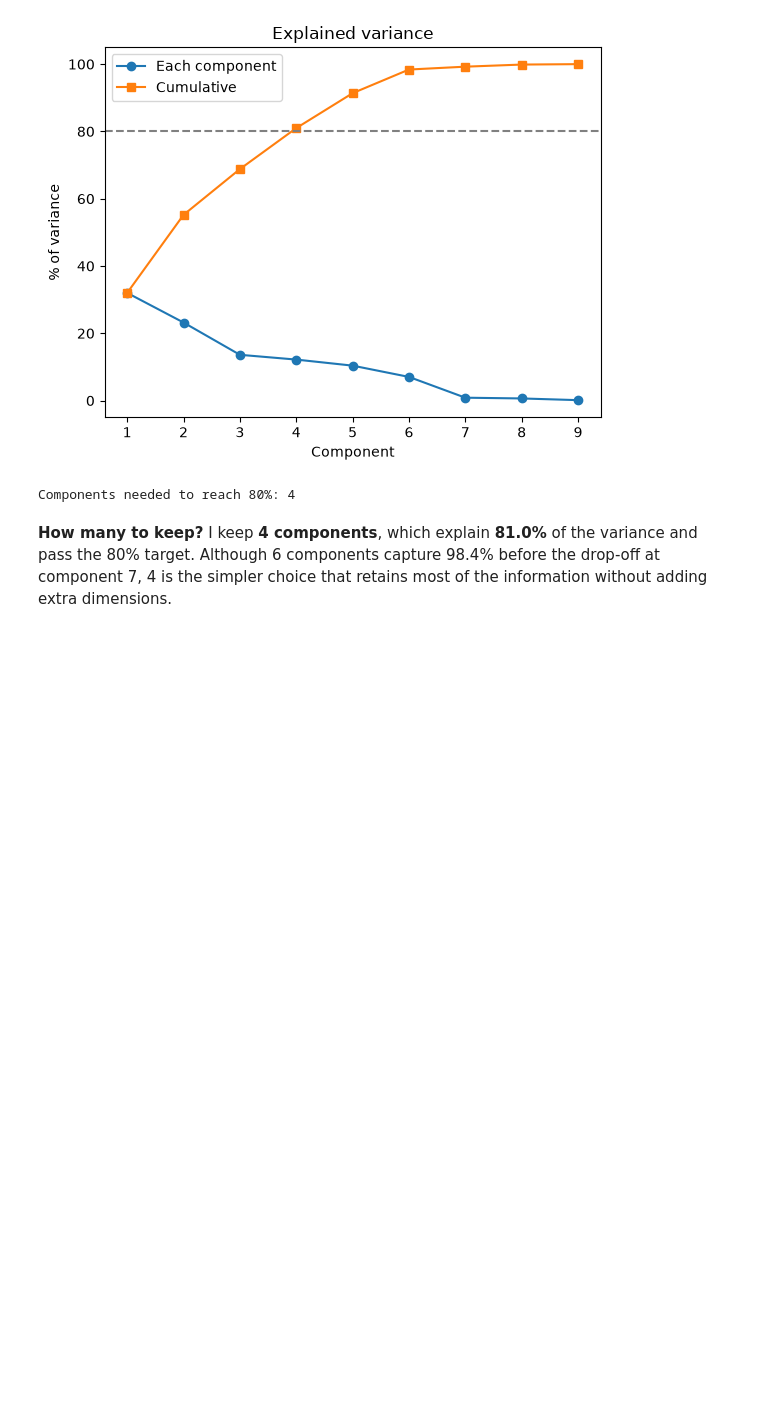
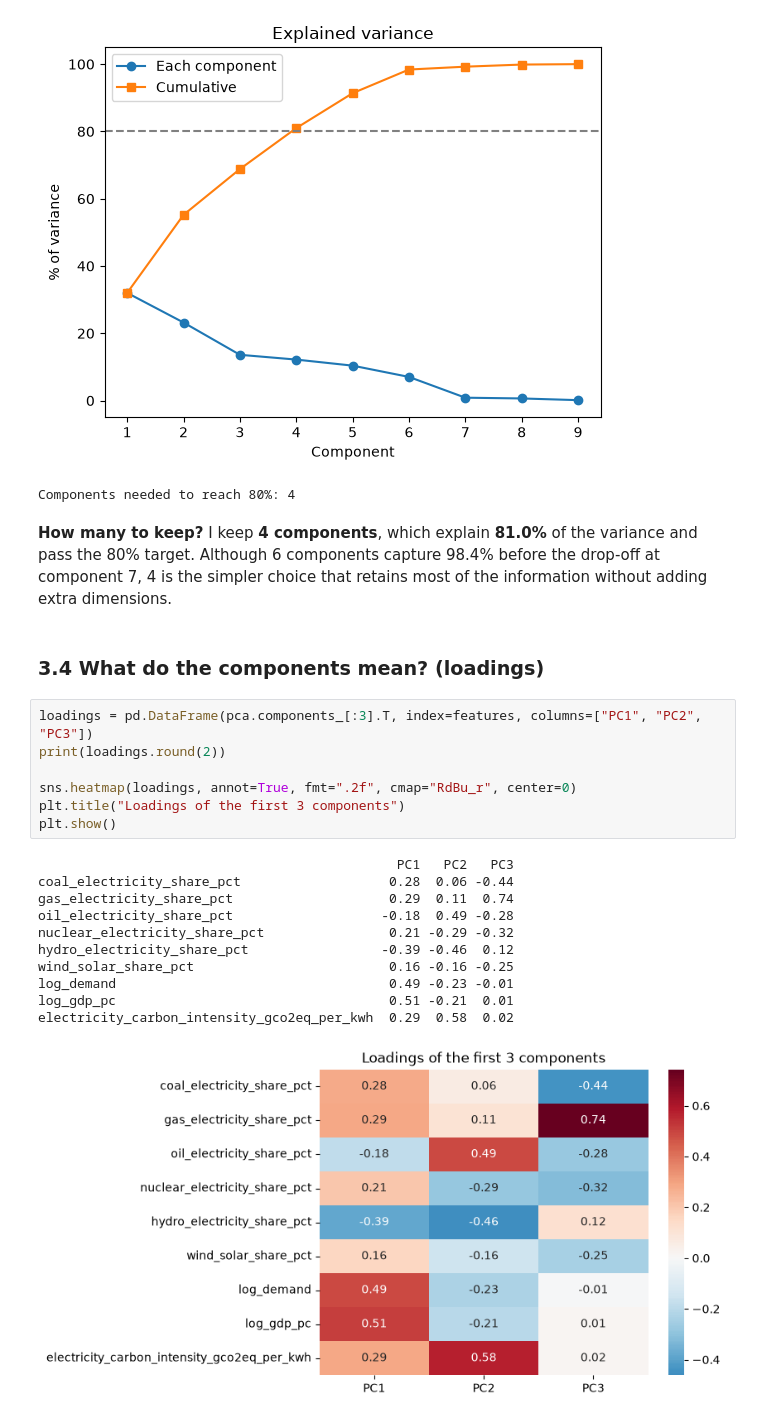
Before and after one commit to 2024658/data_exploration_ca_1, a Jupyter notebook: Electricity_Generation_Analysis.ipynb, the cells around one changed output. Drawn from its saved outputs; the diff is of its cells as text; blank space fills up the shorter version.

Commit message:
Added PCA loadings interpretation, component plot, and limitations

```diff
--- a/Electricity_Generation_Analysis.ipynb
+++ b/Electricity_Generation_Analysis.ipynb
@@ -315,3 +315,24 @@ print("Components needed to reach 80%:", n_keep)
 Components needed to reach 80%: 4
 # %% [markdown]
 **How many to keep?** I keep **4 components**, which explain **81.0%** of the variance and pass the 80% target. Although 6 components capture 98.4% before the drop-off at component 7, 4 is the simpler choice that retains most of the information without adding extra dimensions.
+# %% [markdown]
+### 3.4 What do the components mean? (loadings)
+# %%
+loadings = pd.DataFrame(pca.components_[:3].T, index=features, columns=["PC1", "PC2", "PC3"])
+print(loadings.round(2))
+
+sns.heatmap(loadings, annot=True, fmt=".2f", cmap="RdBu_r", center=0)
+plt.title("Loadings of the first 3 components")
+plt.show()
+# %% [output]
+                                              PC1   PC2   PC3
+coal_electricity_share_pct                   0.28  0.06 -0.44
+gas_electricity_share_pct                    0.29  0.11  0.74
+oil_electricity_share_pct                   -0.18  0.49 -0.28
+nuclear_electricity_share_pct                0.21 -0.29 -0.32
+hydro_electricity_share_pct                 -0.39 -0.46  0.12
+wind_solar_share_pct                         0.16 -0.16 -0.25
+log_demand                                   0.49 -0.23 -0.01
+log_gdp_pc                                   0.51 -0.21  0.01
+electricity_carbon_intensity_gco2eq_per_kwh  0.29  0.58  0.02
+[figure, added]
```
Also changed, not shown: parts of 4 cells of this notebook.
